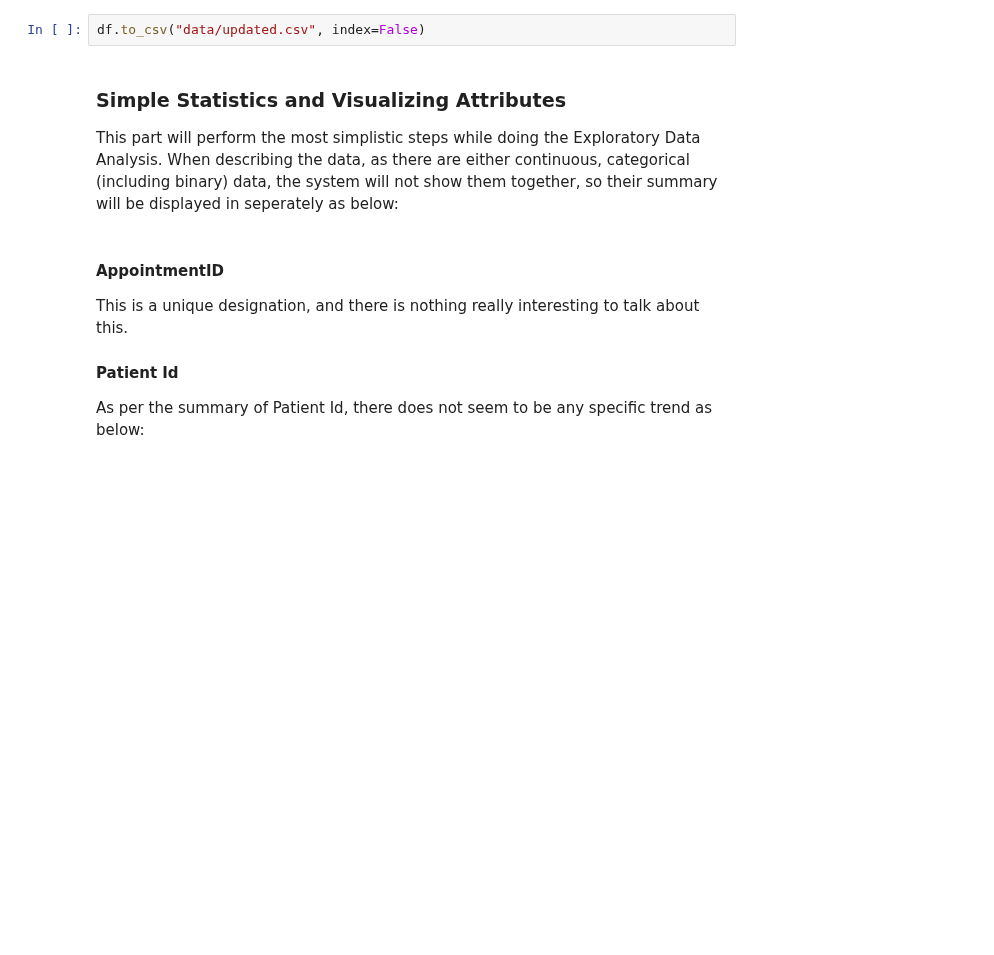
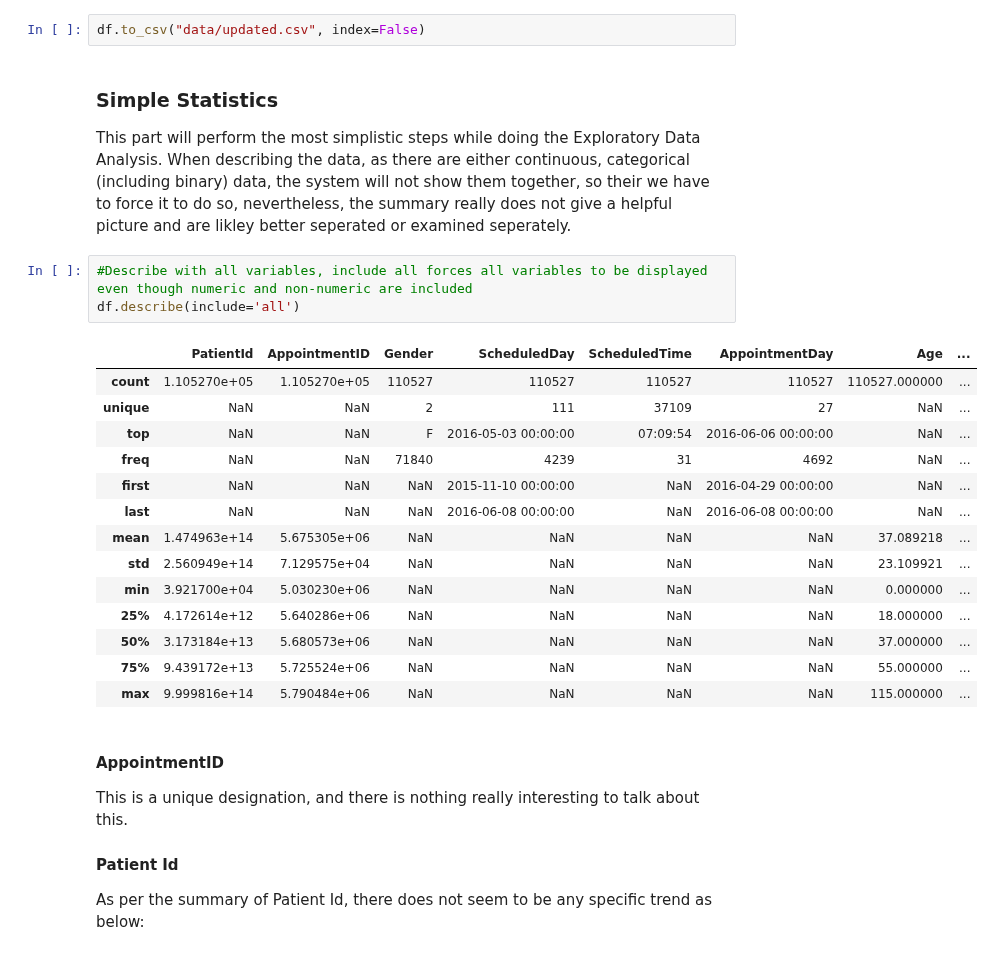
Before and after one commit to cdmorgan103/7331DataMiningNoShow, a Jupyter notebook: 7331DataMiningNoShow.ipynb, the cells around one changed output. Cells and saved outputs as stored; diff of their text form; blank space fills up the shorter version.

Commit message:
Updated with a split in Simple Statistics & Visualizing attributes.

```diff
--- a/7331DataMiningNoShow.ipynb
+++ b/7331DataMiningNoShow.ipynb
@@ -313,8 +286,26 @@ Now that the raw data has been cleaned and variables have been investigated, we
 # %%
 df.to_csv("data/updated.csv", index=False)
 # %% [markdown]
-### Simple Statistics and Visualizing Attributes
-This part will perform the most simplistic steps while doing the Exploratory Data Analysis. When describing the data, as there are either continuous, categorical (including binary) data, the system will not show them together, so their summary will be displayed in seperately as below:
+### Simple Statistics
+This part will perform the most simplistic steps while doing the Exploratory Data Analysis. When describing the data, as there are either continuous, categorical (including binary) data, the system will not show them together, so their we have to force it to do so, nevertheless, the summary really does not give a helpful picture and are likley better seperated or examined seperately.
+# %%
+#Describe with all variables, include all forces all variables to be displayed even though numeric and non-numeric are included
+df.describe(include='all')
+# %% [output]
+|  | PatientId | AppointmentID | Gender | ScheduledDay | ScheduledTime | AppointmentDay | Age | ... |
+| count | 1.105270e+05 | 1.105270e+05 | 110527 | 110527 | 110527 | 110527 | 110527.000000 | ... |
+| unique | NaN | NaN | 2 | 111 | 37109 | 27 | NaN | ... |
+| top | NaN | NaN | F | 2016-05-03 00:00:00 | 07:09:54 | 2016-06-06 00:00:00 | NaN | ... |
+| freq | NaN | NaN | 71840 | 4239 | 31 | 4692 | NaN | ... |
+| first | NaN | NaN | NaN | 2015-11-10 00:00:00 | NaN | 2016-04-29 00:00:00 | NaN | ... |
+| last | NaN | NaN | NaN | 2016-06-08 00:00:00 | NaN | 2016-06-08 00:00:00 | NaN | ... |
+| mean | 1.474963e+14 | 5.675305e+06 | NaN | NaN | NaN | NaN | 37.089218 | ... |
+| std | 2.560949e+14 | 7.129575e+04 | NaN | NaN | NaN | NaN | 23.109921 | ... |
+| min | 3.921700e+04 | 5.030230e+06 | NaN | NaN | NaN | NaN | 0.000000 | ... |
+| 25% | 4.172614e+12 | 5.640286e+06 | NaN | NaN | NaN | NaN | 18.000000 | ... |
+| 50% | 3.173184e+13 | 5.680573e+06 | NaN | NaN | NaN | NaN | 37.000000 | ... |
+| 75% | 9.439172e+13 | 5.725524e+06 | NaN | NaN | NaN | NaN | 55.000000 | ... |
+| max | 9.999816e+14 | 5.790484e+06 | NaN | NaN | NaN | NaN | 115.000000 | ... |
 # %% [markdown]
 #### AppointmentID
 This is a unique designation, and there is nothing really interesting to talk about this.
```
Also changed, not shown: parts of 14 cells of this notebook.
